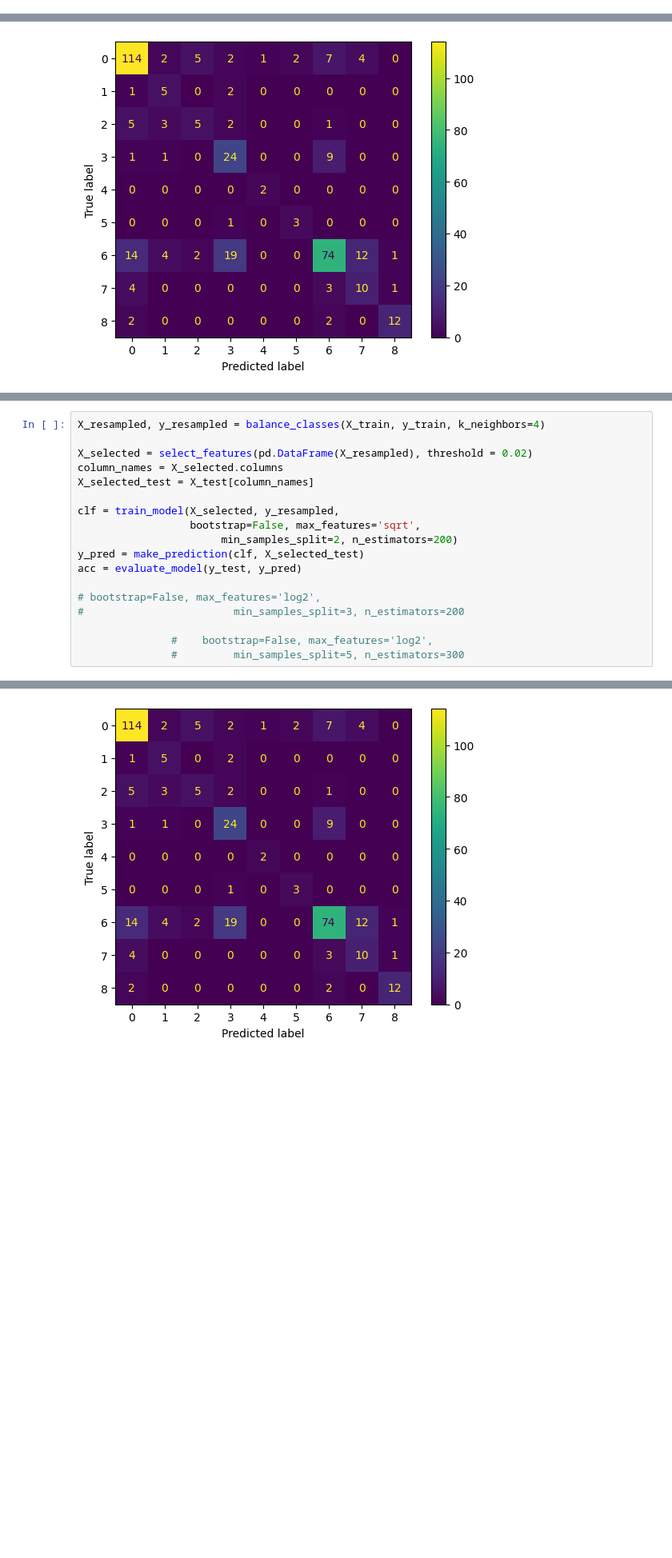
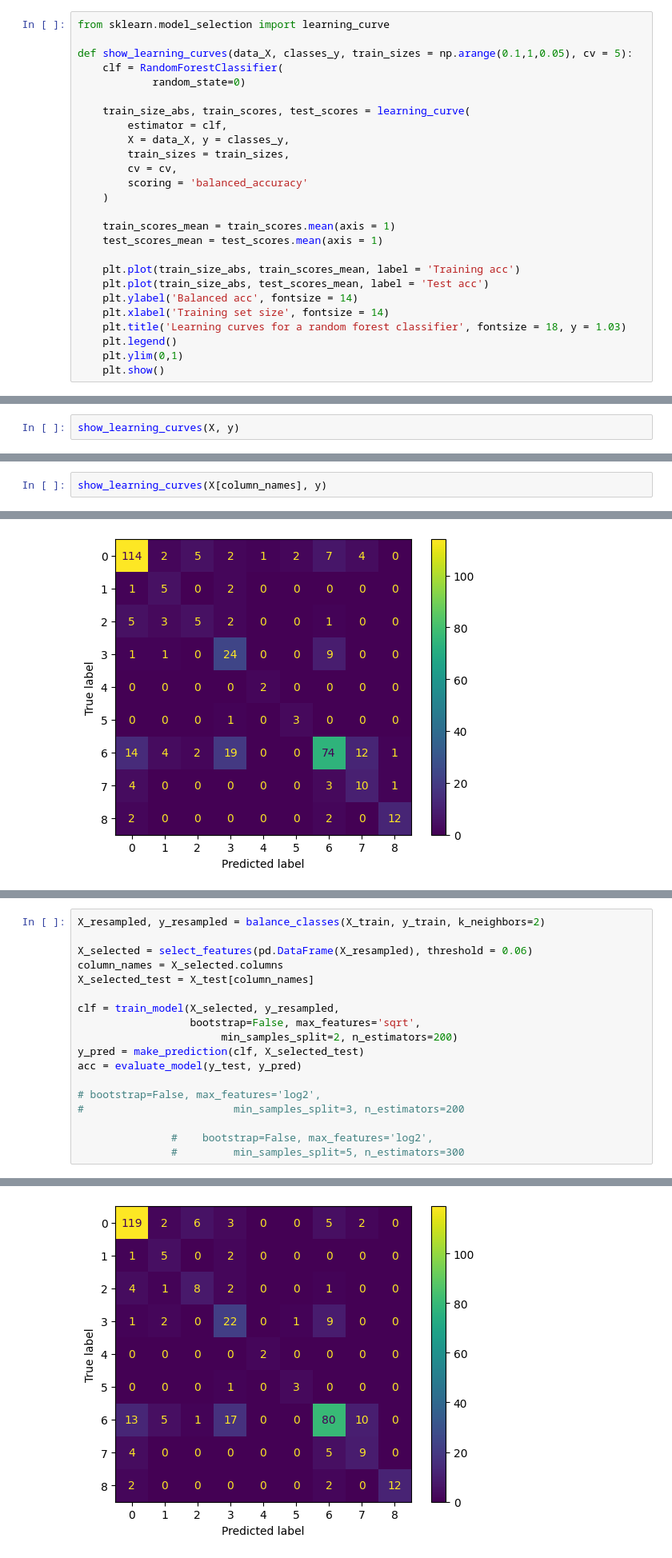
Before and after one commit to Bognanna/Molecular-Tastants, a Jupyter notebook: main.ipynb, the cells around one changed output, grey strips where cells are left out. Shown at 80% size. Saved outputs shown, nothing was run; the diff lists cells and outputs as text; blank space fills up the shorter version.

```diff
--- a/main.ipynb
+++ b/main.ipynb
@@ -200,3 +204,29 @@ def evaluate_model(y_test, y_pred, print_acc = True, show_cm = True, cm_labels =
+# %%
+from sklearn.model_selection import learning_curve
+
+def show_learning_curves(data_X, classes_y, train_sizes = np.arange(0.1,1,0.05), cv = 5):
+    clf = RandomForestClassifier(
+            random_state=0)
+
+    train_size_abs, train_scores, test_scores = learning_curve(
+        estimator = clf,
+        X = data_X, y = classes_y,
+        train_sizes = train_sizes,
+        cv = cv,
+        scoring = 'balanced_accuracy'
+    )
+
+    train_scores_mean = train_scores.mean(axis = 1)
+    test_scores_mean = test_scores.mean(axis = 1)
+
+    plt.plot(train_size_abs, train_scores_mean, label = 'Training acc')
+    plt.plot(train_size_abs, test_scores_mean, label = 'Test acc')
+    plt.ylabel('Balanced acc', fontsize = 14)
+    plt.xlabel('Training set size', fontsize = 14)
+    plt.title('Learning curves for a random forest classifier', fontsize = 18, y = 1.03)
+    plt.legend()
+    plt.ylim(0,1)
+    plt.show()
 # %% [markdown]
 ## Evaluation
 # %% [markdown]
@@ -220,3 +250,5 @@ acc = evaluate_model(y_test, y_pred)
 # %% [output]
 Balanced accuracy: 62.22%
 [figure]
+# %%
+show_learning_curves(X, y)
@@ -301,3 +339,5 @@ acc = evaluate_model(y_test, y_pred)
 (1447, 140)
 Balanced accuracy: 64.26%
 [figure]
+# %%
+show_learning_curves(X[column_names], y)
@@ -607,7 +659,7 @@ Avg acc: 55.95%
 # %%
-X_resampled, y_resampled = balance_classes(X_train, y_train, k_neighbors=4)
+X_resampled, y_resampled = balance_classes(X_train, y_train, k_neighbors=2)
 
-X_selected = select_features(pd.DataFrame(X_resampled), threshold = 0.02)
+X_selected = select_features(pd.DataFrame(X_resampled), threshold = 0.06)
 column_names = X_selected.columns
 X_selected_test = X_test[column_names]
 
@@ -631 +683 @@ Balanced accuracy: 67.76%
-[figure, old version]
+[figure, new version]
```
Also changed, not shown: parts of 19 cells of this notebook.
